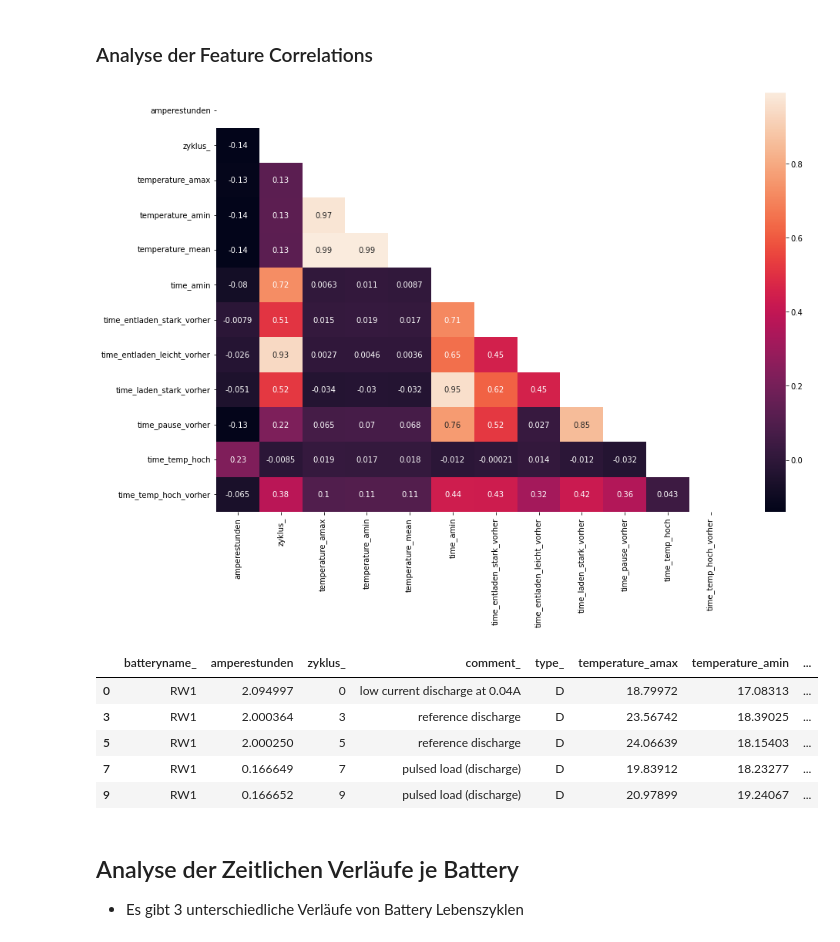
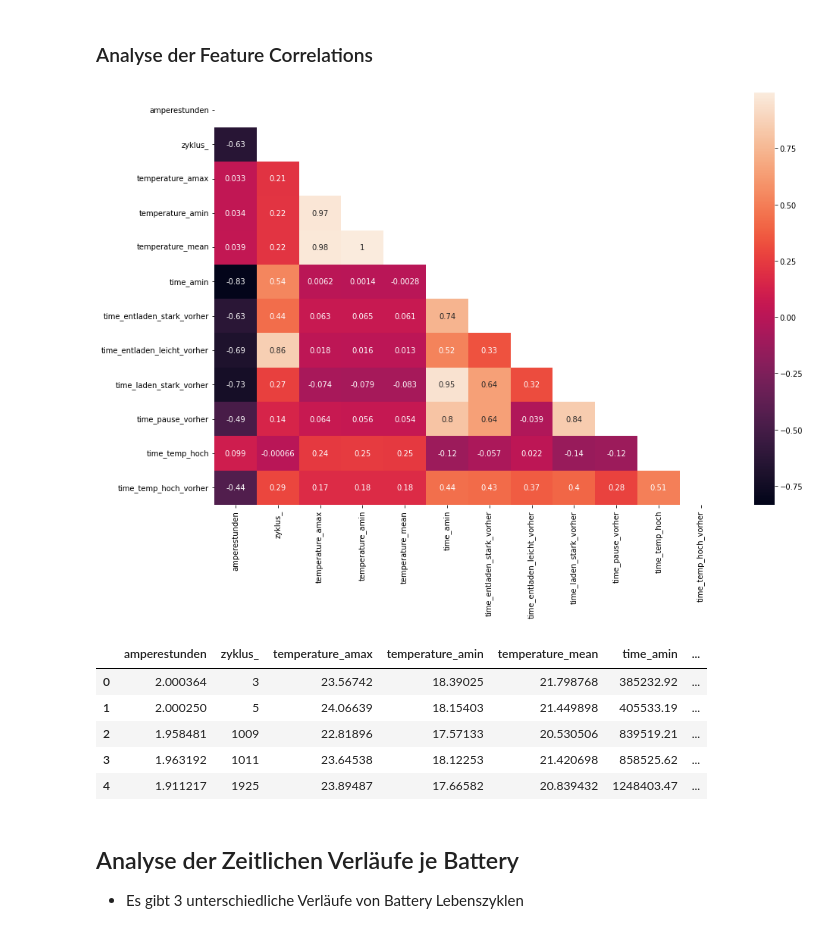
Before and after one commit to DaMuBo/battery_failure_predictions, a Jupyter notebook: notebooks/5_analysis_daniel.ipynb, the cells around one changed output. Saved outputs shown, nothing was run; the diff lists cells and outputs as text; code cells hidden in the pictures.

```diff
--- a/notebooks/5_analysis_daniel.ipynb
+++ b/notebooks/5_analysis_daniel.ipynb
@@ -41,28 +47,28 @@ profile.to_file(f"{c_fold}\\models\\zyklus_aggregiert_explorationreport_{datum}.
 # %% [markdown]
 ### Analyse der Feature Correlations
 # %%
-df = df[df.type_ == 'D']
+df = df.select_dtypes(include='number')
 
 data = df
 
 corrMatrix = data.corr()
 mask = np.triu(np.ones_like(corrMatrix, dtype=bool))
 
 
 plt.figure(figsize=(15,10))
 sns.heatmap(corrMatrix, annot=True,mask=mask)
 plt.draw()
 # %% [output]
-[figure, old version]
+[figure, new version]
 # %%
 df.head()
 # %% [output]
-|  | batteryname_ | amperestunden | zyklus_ | comment_ | type_ | temperature_amax | temperature_amin | ... |
-| 0 | RW1 | 2.094997 | 0 | low current discharge at 0.04A | D | 18.79972 | 17.08313 | ... |
-| 3 | RW1 | 2.000364 | 3 | reference discharge | D | 23.56742 | 18.39025 | ... |
-| 5 | RW1 | 2.000250 | 5 | reference discharge | D | 24.06639 | 18.15403 | ... |
-| 7 | RW1 | 0.166649 | 7 | pulsed load (discharge) | D | 19.83912 | 18.23277 | ... |
-| 9 | RW1 | 0.166652 | 9 | pulsed load (discharge) | D | 20.97899 | 19.24067 | ... |
+|  | amperestunden | zyklus_ | temperature_amax | temperature_amin | temperature_mean | time_amin | ... |
+| 0 | 2.000364 | 3 | 23.56742 | 18.39025 | 21.798768 | 385232.92 | ... |
+| 1 | 2.000250 | 5 | 24.06639 | 18.15403 | 21.449898 | 405533.19 | ... |
+| 2 | 1.958481 | 1009 | 22.81896 | 17.57133 | 20.530506 | 839519.21 | ... |
+| 3 | 1.963192 | 1011 | 23.64538 | 18.12253 | 21.420698 | 858525.62 | ... |
+| 4 | 1.911217 | 1925 | 23.89487 | 17.66582 | 20.839432 | 1248403.47 | ... |
 # %% [markdown]
 ## Analyse der Zeitlichen Verläufe je Battery
 
```
Also changed, not shown: parts of 3 cells of this notebook, 7 other files.
